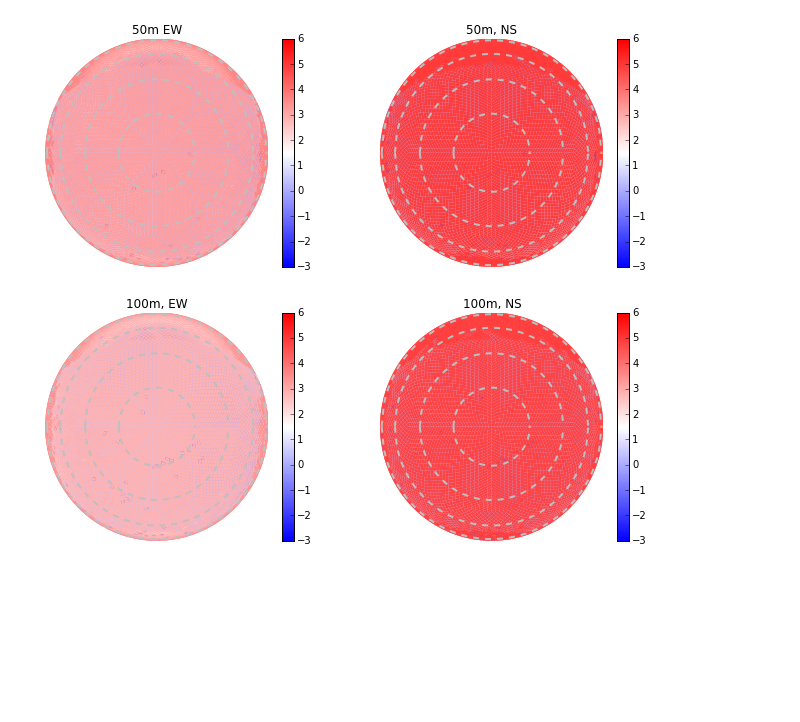
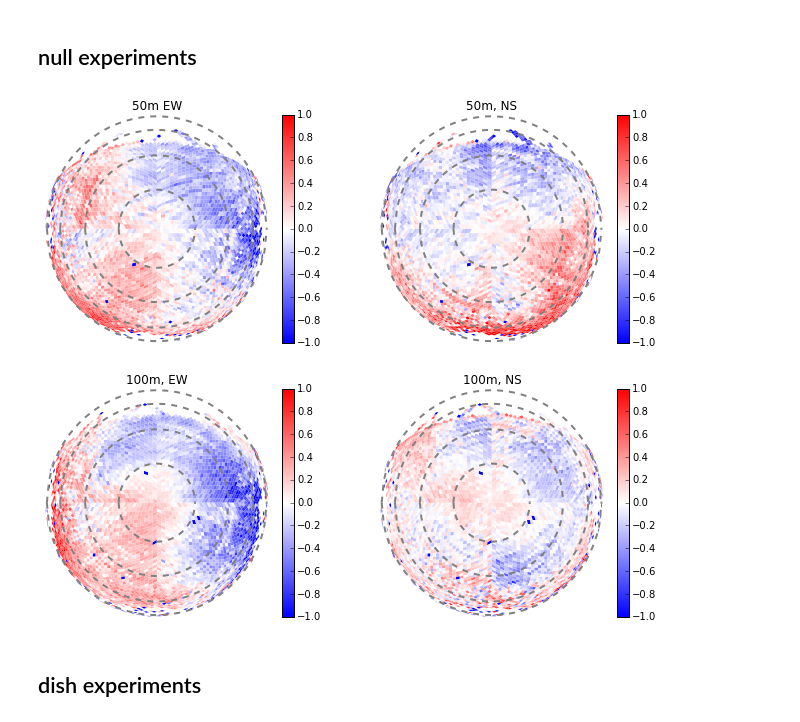
Before and after one commit to aewallwi/DishPapers, a Jupyter notebook: DishBeamMeasurements/paper/make_pretty_beam_plots_from_orbcomm_data.ipynb, the cells around one changed output. Saved outputs shown, nothing was run; the diff lists cells and outputs as text; code cells hidden in the pictures; blank space fills up the shorter version.

```diff
--- a/DishBeamMeasurements/paper/make_pretty_beam_plots_from_orbcomm_data.ipynb
+++ b/DishBeamMeasurements/paper/make_pretty_beam_plots_from_orbcomm_data.ipynb
@@ -10,7 +10,7 @@ nside=32
 npix = hp.nside2npix(32)
 #boundaries = hp.boundaries(nside,arange(npix))
 
-def plot_hpix(hmap,counts,plttitle,cax,ax,cmapname,hidezalabels=False,thefontsize=14):
+def plot_hpix(hmap,counts,plttitle,cax,ax,cmapname,hidezalabels=False,thefontsize=14,contourcolor=[0,0,0]):
     boundaries = hp.boundaries(nside,arange(npix),nest=False)
 
     g = counts>0
@@ -25,9 +25,9 @@ def plot_hpix(hmap,counts,plttitle,cax,ax,cmapname,hidezalabels=False,thefontsiz
     for radius_deg in [20,40,60,80]:
         r=sin(radius_deg*pi/180.)
         x = linspace(-r,r,100)
-        zacontourcolor=array([1.,1.,1.])*.75
-        ax.plot(x,sqrt(r**2-x**2),'--',linewidth=2,color=zacontourcolor)
-        ax.plot(x,-sqrt(r**2-x**2),'--',linewidth=2,color=zacontourcolor)
+        #zacontourcolor=array([1.,1.,1.])*.75
+        ax.plot(x,sqrt(r**2-x**2),'--',linewidth=2,color=contourcolor)
+        ax.plot(x,-sqrt(r**2-x**2),'--',linewidth=2,color=contourcolor)
         if hidezalabels!=True:
             ax.text(-.07,-r-.05, str(radius_deg)+r'$^O$', fontsize=thefontsize,backgroundcolor='white')
 
@@ -37,6 +37,8 @@ def plot_hpix(hmap,counts,plttitle,cax,ax,cmapname,hidezalabels=False,thefontsiz
 
 def plot_slice():
     return
+# %% [markdown]
+## null experiments
 # %%
 d = '/Users/abrahamn/Documents/MIT/21cm/hera/2015/jul13/unpolarized_beam_analysis_hera/'
 null1 = genfromtxt(d+'null1_north_over_south_ratio_ew_ns.csv',delimiter=',')
@@ -44,12 +46,15 @@ null4 = genfromtxt(d+'null4_north_over_south_ratio_ew_ns.csv',delimiter=',')
 # %%
 fig, gridax = plt.subplots(2,2)
 fig.set_size_inches((11,9))
 
-cax=[-3,6]
+cax=[-1,1]
 cm = 'bwr'
-plot_hpix(null1[:,0],null1[:,2],'50m EW',cax,gridax[0,0],cm,hidezalabels=True)
-plot_hpix(null1[:,1],,'50m, NS',cax,gridax[0,1],cm,hidezalabels=True)
-plot_hpix(null4[:,0],,'100m, EW',cax,gridax[1,0],cm,hidezalabels=True)
-plot_hpix(null4[:,1],,'100m, NS',cax,gridax[1,1],cm,hidezalabels=True)
+zacontourcolor = array([0,0,0])+.5
+plot_hpix(null1[:,0],null1[:,2],'50m EW',cax,gridax[0,0],cm,hidezalabels=True,contourcolor=zacontourcolor)
+plot_hpix(null1[:,1],null1[:,2],'50m, NS',cax,gridax[0,1],cm,hidezalabels=True,contourcolor=zacontourcolor)
+plot_hpix(null4[:,0],null4[:,2],'100m, EW',cax,gridax[1,0],cm,hidezalabels=True,contourcolor=zacontourcolor)
+plot_hpix(null4[:,1],null4[:,2],'100m, NS',cax,gridax[1,1],cm,hidezalabels=True,contourcolor=zacontourcolor)
 # %% [output]
-[figure, old version]
+[figure, new version]
+# %% [markdown]
+## dish experiments
```
Also changed, not shown: parts of 4 cells of this notebook, 10 other files.
